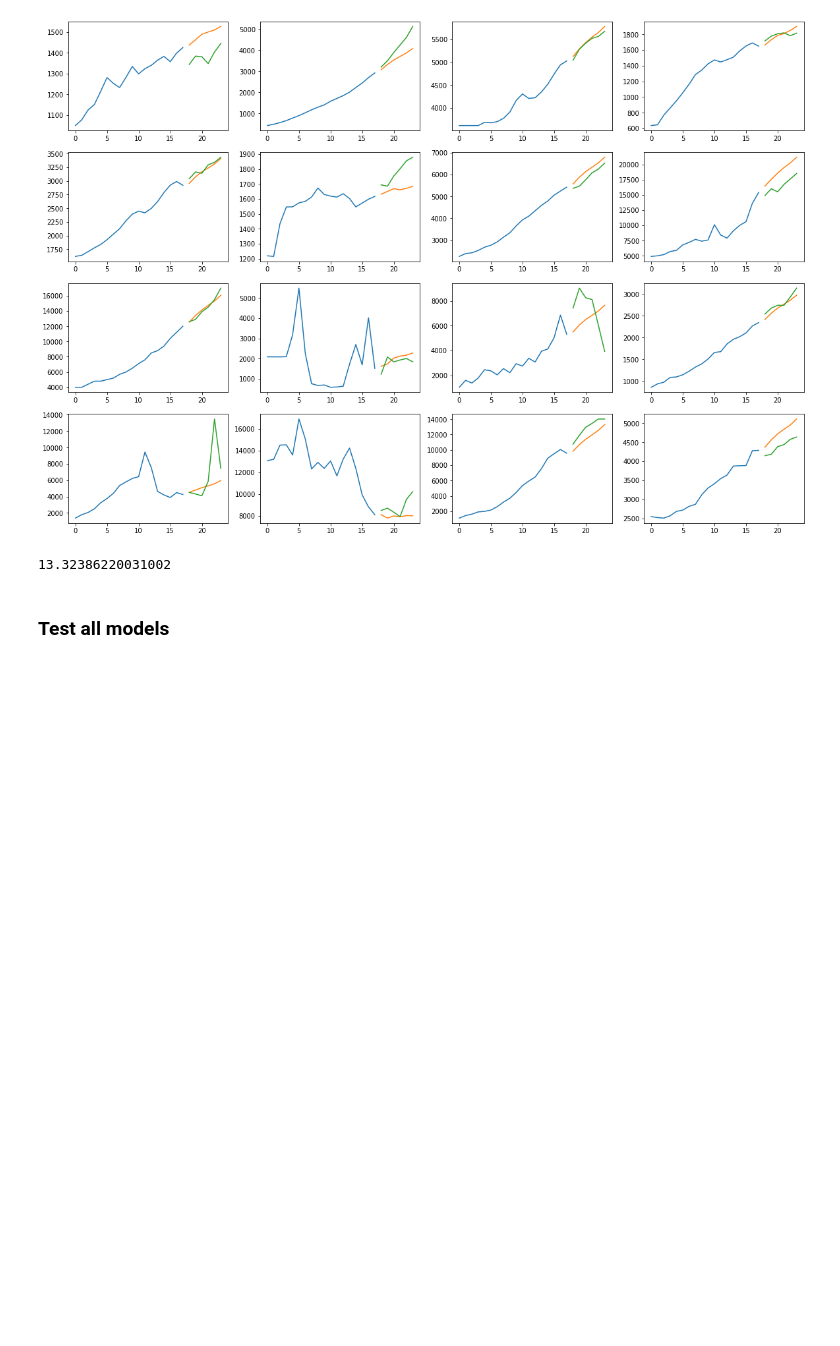
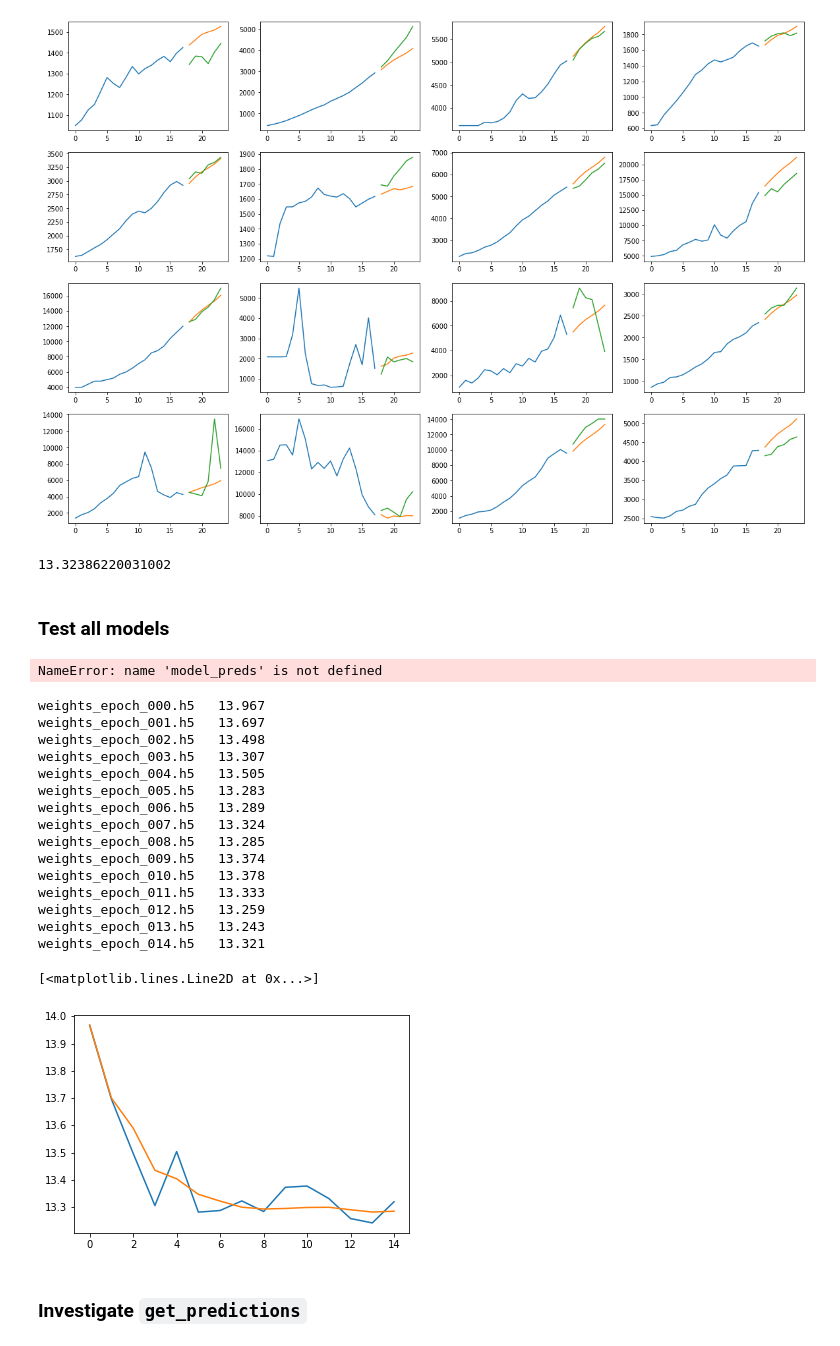
Before and after one commit to djib2011/forecasting-augmentation, a Jupyter notebook: experimentation/inspect_evaluation_process.ipynb, the cells around one changed output. Saved outputs shown, nothing was run; the diff lists cells and outputs as text; code cells hidden in the pictures; blank space fills up the shorter version.

Commit message:
Investigated bug from a lot of different angles.

```diff
--- a/experimentation/inspect_evaluation_process.ipynb
+++ b/experimentation/inspect_evaluation_process.ipynb
@@ -118,5 +121,5 @@ for i, m in enumerate(model_paths):
         pred = model(x_sc[..., np.newaxis])
         preds.append(pred[..., 0] * (mx - mn) + mn)
 
-    model_preds[m] = np.array(preds)[0, :, 0]
+    model_preds[m] = np.array(preds)[:, 0, :]
 # %%
@@ -125,2 +126,45 @@ import pickle as pkl
 with open('/tmp/analytical_preds.pkl', 'wb') as f:
     pkl.dump(model_preds, f)
+# %%
+with open('/tmp/analytical_preds.pkl', 'rb') as f:
+    model_preds = pkl.load(f)
+# %%
+m = model_preds['../results/training_hyperparameters/opt_adam__lr_0.001__ams_True__decay_True__0/weights_epoch_000.h5']
+# %% [output]
+NameError: name 'model_preds' is not defined
+# %%
+single = []
+ensemble = []
+
+agg = []
+
+for k, v in model_preds.items():
+    agg.append(v)
+    s1 = metrics.SMAPE(y_test, v).mean()
+    s2 = metrics.SMAPE(y_test, np.median(agg, axis=0)).mean()
+    print('{}   {:.3f}'.format(k.split('/')[-1], s1))
+    single.append(s1)
+    ensemble.append(s2)
+
+plt.plot(single)
+plt.plot(ensemble)
+# %% [output]
+weights_epoch_000.h5   13.967
+weights_epoch_001.h5   13.697
+weights_epoch_002.h5   13.498
+weights_epoch_003.h5   13.307
+weights_epoch_004.h5   13.505
+weights_epoch_005.h5   13.283
+weights_epoch_006.h5   13.289
+weights_epoch_007.h5   13.324
+weights_epoch_008.h5   13.285
+weights_epoch_009.h5   13.374
+weights_epoch_010.h5   13.378
+weights_epoch_011.h5   13.333
+weights_epoch_012.h5   13.259
+weights_epoch_013.h5   13.243
+weights_epoch_014.h5   13.321
+[<matplotlib.lines.Line2D at 0x...>]
+[figure, added]
+# %% [markdown]
+### Investigate `get_predictions`
```
Also changed, not shown: parts of 59 cells of this notebook, 3 other files.
